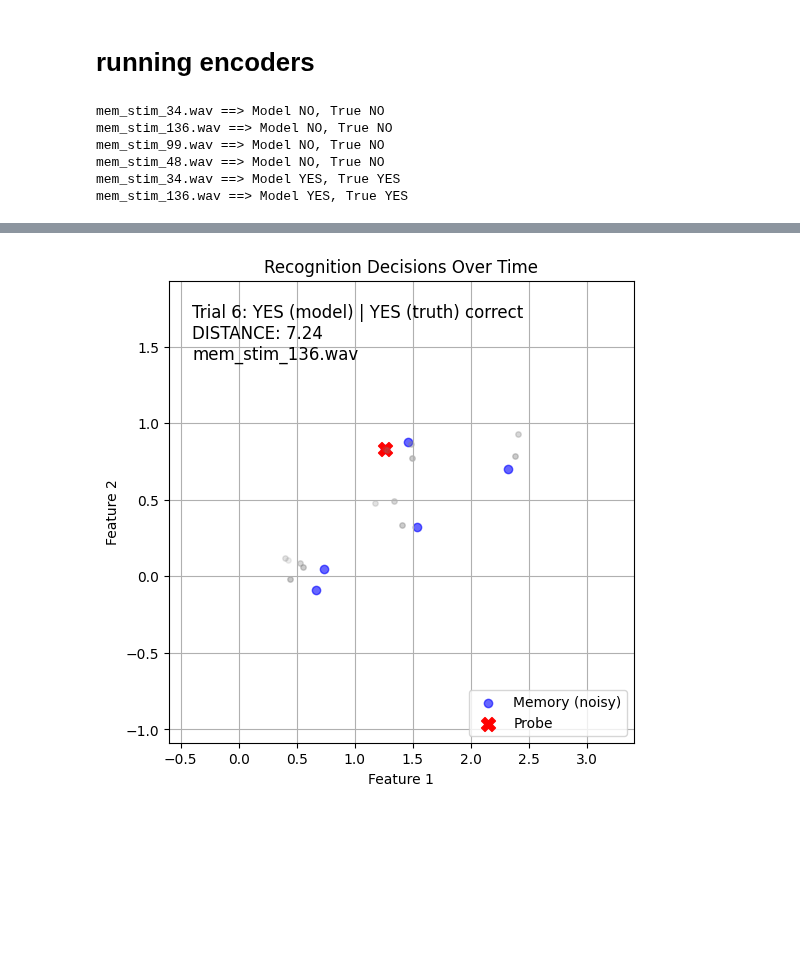
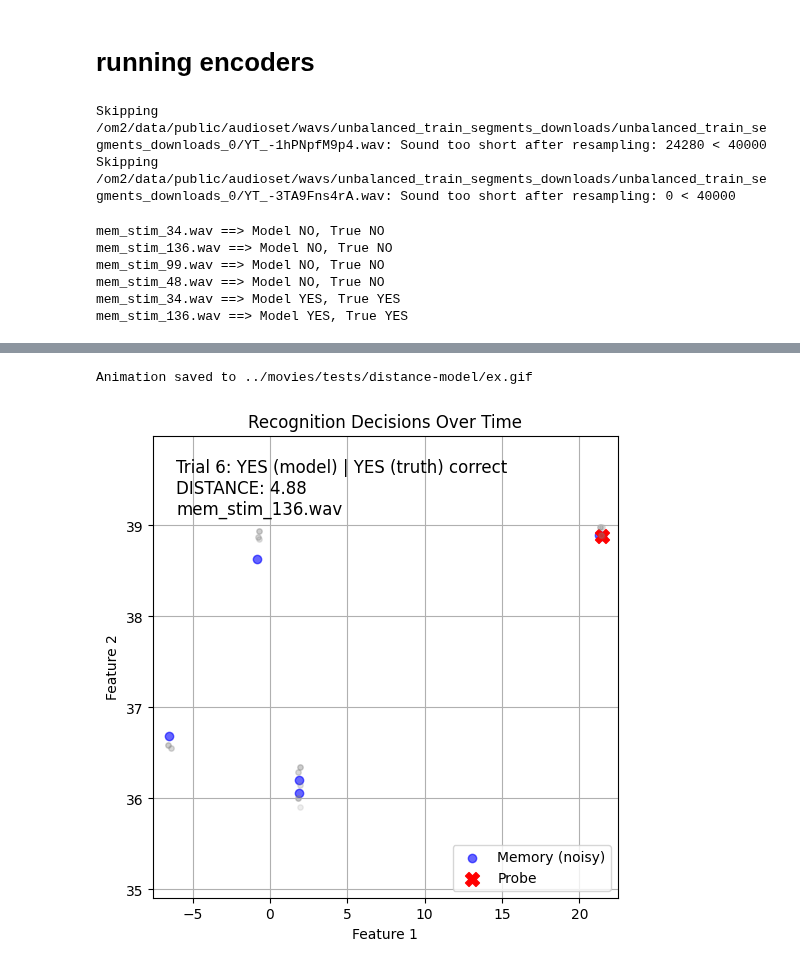
Before and after one commit to bjmedina/memory, a Jupyter notebook: notebooks/2025-07-02_test-distance-model.ipynb, the cells around one changed output, grey strips where cells are left out. Cells and saved outputs as stored; diff of their text form; code cells hidden in the pictures; blank space fills up the shorter version.

Commit message:
updated model code

```diff
--- a/notebooks/2025-07-02_test-distance-model.ipynb
+++ b/notebooks/2025-07-02_test-distance-model.ipynb
@@ -45,11 +230,14 @@ dim = (projector.pca.explained_variance_ratio_.cumsum() > 0.9).tolist().index(Tr
-# %%
-projector = encoders.PCASpace(texture_model, n_components=dim)
-
-# Fit on example_trials
-projector.fit(texture_list)
-
-# Project those same trials or new ones
-coords = projector.transform(texture_list)
 # %%
-zscore_projector = encoders.ZScoreSpace(texture_model)
+zscore_projector = encoders.ZScoreSpace(texture_model, device=device)
 zscore_projector.fit(texture_list)
+# %%
+projector = encoders.PCASpace(zscore_projector, n_components=800)
+
+# Fit on example_trials
+projector.fit(ALL_SOUNDS[:5000])
+
+# Project those same trials or new ones
+coords = projector.transform(texture_list)
+# %% [output]
+Skipping /om2/data/public/audioset/wavs/unbalanced_train_segments_downloads/unbalanced_train_segments_downloads_0/YT_-1hPNpfM9p4.wav: Sound too short after resampling: 24280 < 40000
+Skipping /om2/data/public/audioset/wavs/unbalanced_train_segments_downloads/unbalanced_train_segments_downloads_0/YT_-3TA9Fns4rA.wav: Sound too short after resampling: 0 < 40000
@@ -59,7 +252,7 @@ zscore_projector.fit(texture_list)
 #
 
 memory_model = DistanceMemoryModel.DistanceMemoryModel(
-    encoding_model=zscore_projector,
+    encoding_model=projector,
     noise_variance=0.1,
     criterion=10,
     device='cuda'
@@ -86,5 +279,5 @@ mem_stim_48.wav ==> Model NO, True NO
 mem_stim_34.wav ==> Model YES, True YES
 mem_stim_136.wav ==> Model YES, True YES
 # %%
-memory_model.animate_trials()
+memory_model.animate_trials(save_path = "../movies/tests/distance-model/ex.gif")
 # %% [output]
@@ -92 +284,2 @@ memory_model.animate_trials()
+Animation saved to ../movies/tests/distance-model/ex.gif
-[figure, old version]
+[figure, new version]
```
Also changed, not shown: parts of 20 cells of this notebook, 8 other files.
